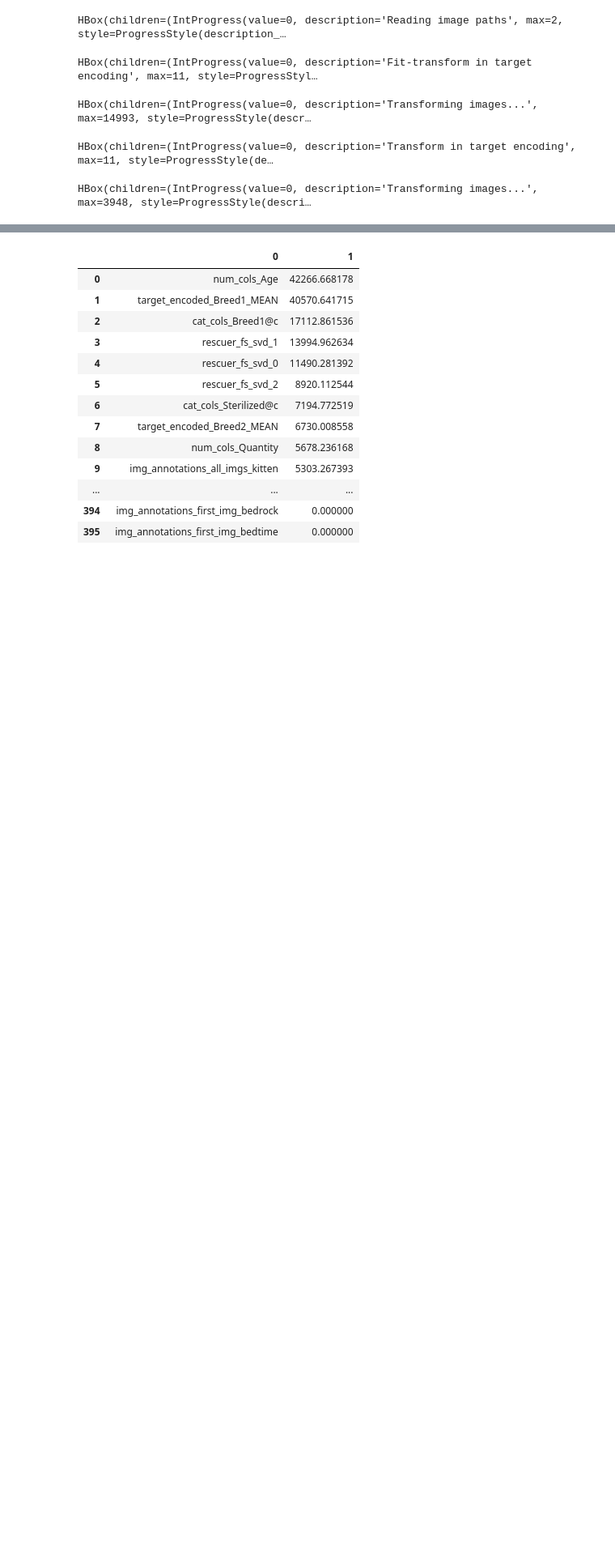
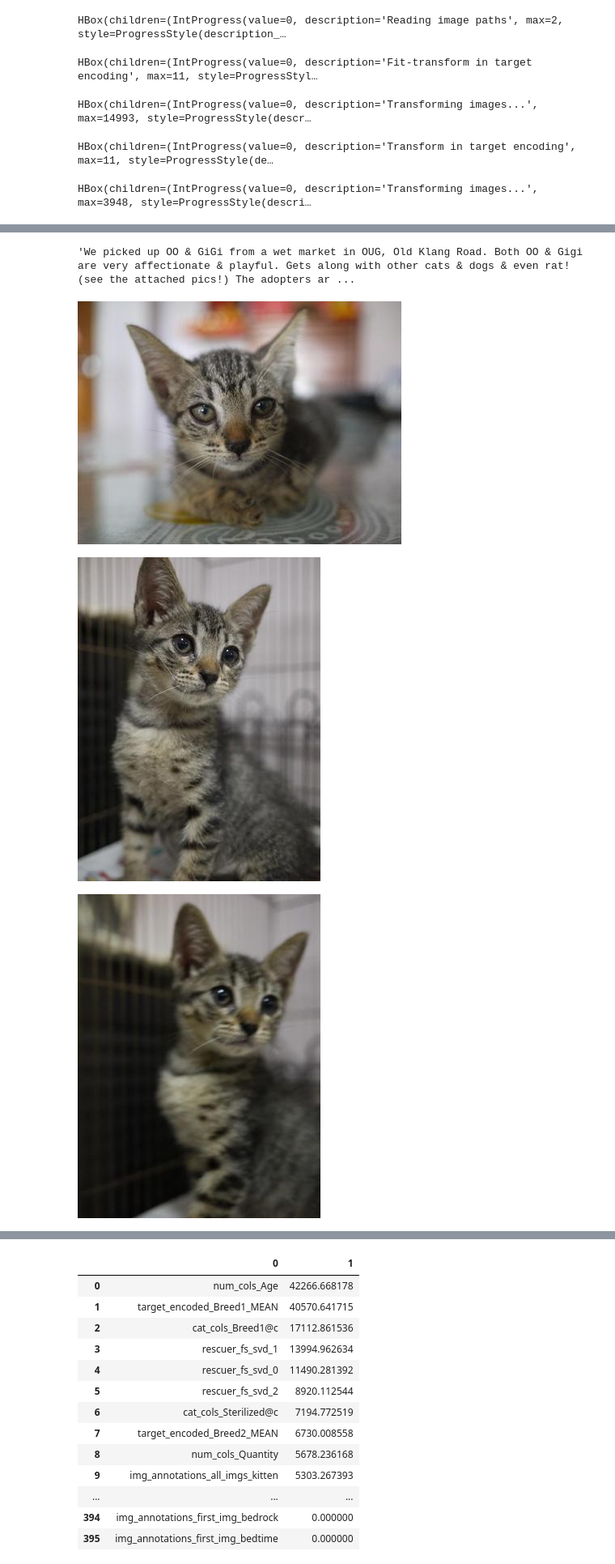
Before and after one commit to jakubwasikowski/kaggle-petfinder-adoption-prediction, a Jupyter notebook: src/YOLO NOTEBOOK.ipynb, the cells around one changed output, grey strips where cells are left out. Shown at 81% size. Drawn from its saved outputs; the diff is of its cells as text; code cells hidden in the pictures; blank space fills up the shorter version.

```diff
--- a/src/YOLO NOTEBOOK.ipynb
+++ b/src/YOLO NOTEBOOK.ipynb
@@ -41,7 +41,7 @@ PF_HOME = DATA_HOME / 'petfinder-adoption-prediction'
 IS_LOCAL = Path('IS_LOCAL').exists()
 LABEL_NUM = 5
 
-DEFAULT = 0
+DEFAULT = 999999
 pd.set_option('display.max_rows', 30)
 
 print(f'IS_LOCAL = {IS_LOCAL}')
@@ -1495,3 +1516,33 @@ HBox(children=(IntProgress(value=0, description='Fit-transform in target encodin
 HBox(children=(IntProgress(value=0, description='Transforming images...', max=14993, style=ProgressStyle(descr…
 HBox(children=(IntProgress(value=0, description='Transform in target encoding', max=11, style=ProgressStyle(de…
 HBox(children=(IntProgress(value=0, description='Transforming images...', max=3948, style=ProgressStyle(descri…
+# %%
+params = {
+    'application': 'regression',
+    'boosting': 'gbdt',
+    'metric': 'rmse',
+    'num_leaves': 280,
+    'max_depth': 11,
+    'learning_rate': 0.01,
+    'bagging_fraction': 0.5,
+    'feature_fraction': 0.5,
+    'min_split_gain': 0.02,
+    'min_child_samples': 150,
+    'min_child_weight': 0.02,
+    'lambda_l2': 0.0475,
+    'verbosity': -1,
+    'data_random_seed': 17,
+    'early_stop': 2000,
+    'verbose_eval': 100,
+    'num_rounds': 20000,
+}
+
+
+
+results = run_cv_model(
+    'lgbm',
+    train_y,
+    replace_missing_with_nan(train_f), train_ids,
+    replace_missing_with_nan(test_f), test_ids,
+    lambda: LgbmPredictor(params, f_names), lambda: TrainingSetDistributionPredictor()
+)
@@ -1497,0 +1659,3 @@ HBox(children=(IntProgress(value=0, description='Transforming images...', max=39
+# %%
+show_random_example(results['pred_train_y'], actual_label=4, pred_label=1)
+# %% [output]
@@ -1497,0 +1680,4 @@ HBox(children=(IntProgress(value=0, description='Transforming images...', max=39
+'We picked up OO & GiGi from a wet market in OUG, Old Klang Road. Both OO & Gigi are very affectionate & playful. Gets along with other cats & dogs & even rat! (see the attached pics!) The adopters ar ...
+[figure, added]
+[figure, added]
+[figure, added]
```
Also changed, not shown: parts of 10 cells of this notebook.
